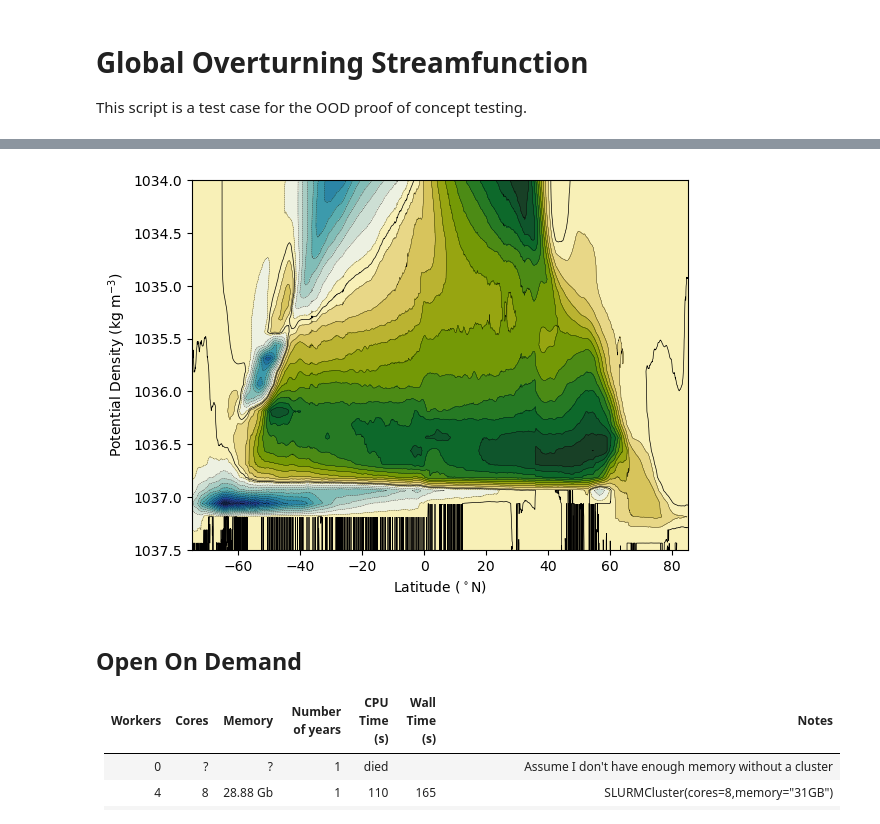
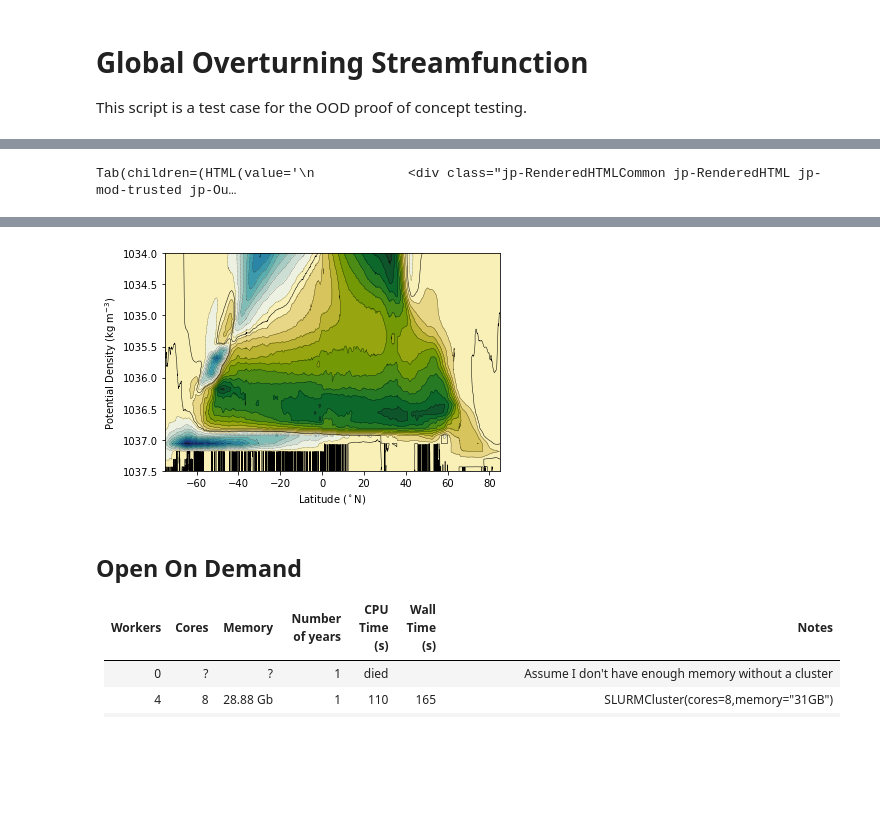
Before and after one commit to AndyHoggANU/CC_sandbox, a Jupyter notebook: GMOC-ood-poc-testing.ipynb, the cells around one changed output, grey strips where cells are left out. Cells and saved outputs as stored; diff of their text form; code cells hidden in the pictures; blank space fills up the shorter version.

```diff
--- a/GMOC-ood-poc-testing.ipynb
+++ b/GMOC-ood-poc-testing.ipynb
@@ -56,7 +69,11 @@ cluster.scale(cores=0)
+# %%
+cluster
+# %% [output]
+Tab(children=(HTML(value='\n            <div class="jp-RenderedHTMLCommon jp-RenderedHTML jp-mod-trusted jp-Ou…
 # %%
 %%time
 experiment = '01deg_jra55v13_ryf9091'
-start_time='1900-01-01'
+start_time='1995-01-01'
 end_time='1999-12-31'
 psi = cc.querying.getvar(experiment,'ty_trans_rho',session,start_time=start_time, end_time=end_time, frequency='1 monthly',chunks={"time":50,"potrho":8,"grid_yu_ocean":270,"grid_xt_ocean":3600})
 psi = psi.mean('time').sum('grid_xt_ocean')*1.0e-9
@@ -70,4 +87,4 @@ Wall time: 13min 35s
-[figure, old version]
+[figure, new version]
 # %% [markdown]
 ## Open On Demand
 | Workers | Cores | Memory | Number of years | CPU Time (s) | Wall Time (s) |  Notes |
```
Also changed, not shown: parts of 8 cells of this notebook, 2 other files.
